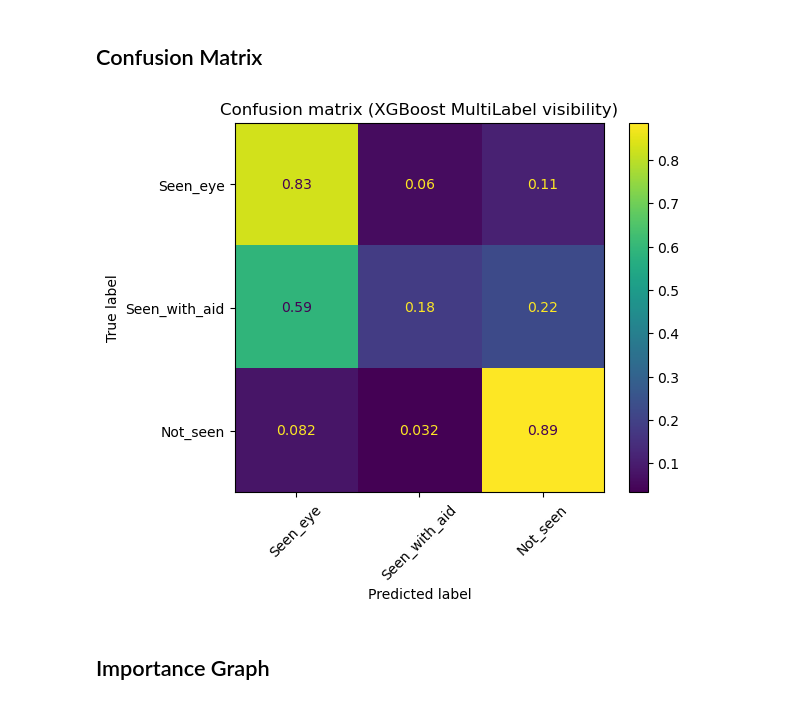
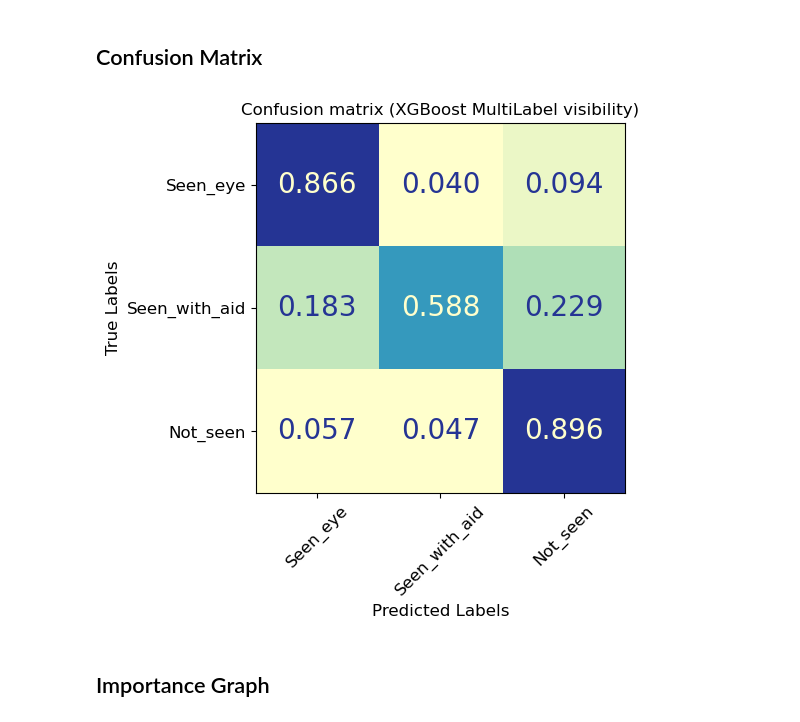
Before and after one commit to EmmaAlexander/mphys-moon, a Jupyter notebook: Code/moon_visibility_ML.ipynb, the cells around one changed output. Cells and saved outputs as stored; diff of their text form; code cells hidden in the pictures.

Commit message:
Added more accuracy metrics

```diff
--- a/Code/moon_visibility_ML.ipynb
+++ b/Code/moon_visibility_ML.ipynb
@@ -118,6 +119,7 @@ elif OUTPUT == outputs.MultiLabel:
 
     ptype = ["Seen_eye", "Seen_with_aid", "Not_seen"]
 
+
 elif OUTPUT == outputs.Binary:
     data = data[data["Method"] !="Seen_binoculars"] #DROP BINOCULARS
     data = data[data["Method"] !="Seen_ccd"] #DROP CCD
@@ -129,8 +131,8 @@ elif OUTPUT == outputs.Binary:
 
 
 if CLOUDCUT:
-    data = data[data["Cloud Level"] <= 0.5]
-    #data = data[data["Cloud Level"] == 0]
+    #data = data[data["Cloud Level"] <= 0.5]
+    data = data[data["Cloud Level"] == 0]
 
 #Drop index, dependent parameters (q value etc) and visibility scale
 data = data.drop(VARS_TO_DROP+["q'"], axis = 1)
@@ -317,22 +319,2 @@ Oob Score: 0.745
 # %% [markdown]
 ## Repeating to calculate accuracy
-# %%
-if REPEAT_ACCURACY:
-    # Function to run thr random forest several times to get an average
-    def traintestml(X,y, rf):
-        accuracy_arr = []
-        for i in range(20):
-            x_train, x_test, y_train, y_test = train_test_split(X, y, test_size=0.2)
-            # Fitting takes the input and "truth" data for classification purposes
-            rf.fit(x_train, y_train)
-            # Produce predictions for the classification of your training dataset using your model:
-            y_pred = rf.predict(x_test)
-            accuracy_arr.append(accuracy_score(y_test, y_pred))
-        accuracy_avg = np.mean(accuracy_arr)
-        accuracy_std = np.std(accuracy_arr)
-        return accuracy_avg,accuracy_std
-
-    model = select_model()
-    accuracy_val=traintestml(X,y, model)
-
-    print(f"When run 20 times the accuracy is {accuracy_val[0]:.3f} ± {accuracy_val[1]:.3f}")
@@ -392,16 +440,32 @@ if OUTPUT != outputs.MultiOutput and METHOD != methods.SupportVector:
 # %%
 # plot your confusion matrix
 if OUTPUT == outputs.MultiOutput:
     cm = confusion_matrix(get_easiest_method_names(y_test), get_easiest_method_names(y_predtest),normalize = 'true')
 else:
     cm = confusion_matrix(y_test, y_predtest,normalize = 'true')
 disp = ConfusionMatrixDisplay(confusion_matrix=cm, display_labels=ptype)
-disp.plot(xticks_rotation=45)
+
+colours = ['#ffffcc','#a1dab4','#41b6c4','#2c7fb8','#253494']
+custom_cmap = LinearSegmentedColormap.from_list('custom_cmap', colours, N=20)
+
+disp.plot(xticks_rotation=45,cmap = custom_cmap,values_format=".3f",colorbar=False) #values_format=".1%")
+for labels in disp.text_.ravel():
+    if OUTPUT == outputs.MultiOutput:
+        labels.set_fontsize(14)
+    elif OUTPUT == outputs.MultiLabel:
+        labels.set_fontsize(20)
+    elif OUTPUT == outputs.Binary:
+        labels.set_fontsize(26)
 fig = disp.figure_
+ax = disp.ax_
+ax.set_xlabel('Predicted Labels',fontsize=12)
+ax.set_ylabel('True Labels',fontsize=12)
+ax.tick_params(axis='both', which='major', labelsize=12)
+ax.tick_params(axis='both', which='minor', labelsize=10)
 plt.title(f"Confusion matrix ({TITLE})")
 plt.show()
 # %% [output]
-[figure, old version]
+[figure, new version]
 # %% [markdown]
 ## Importance Graph
 # %%
```
Also changed, not shown: parts of 13 cells of this notebook, 19 other files.
